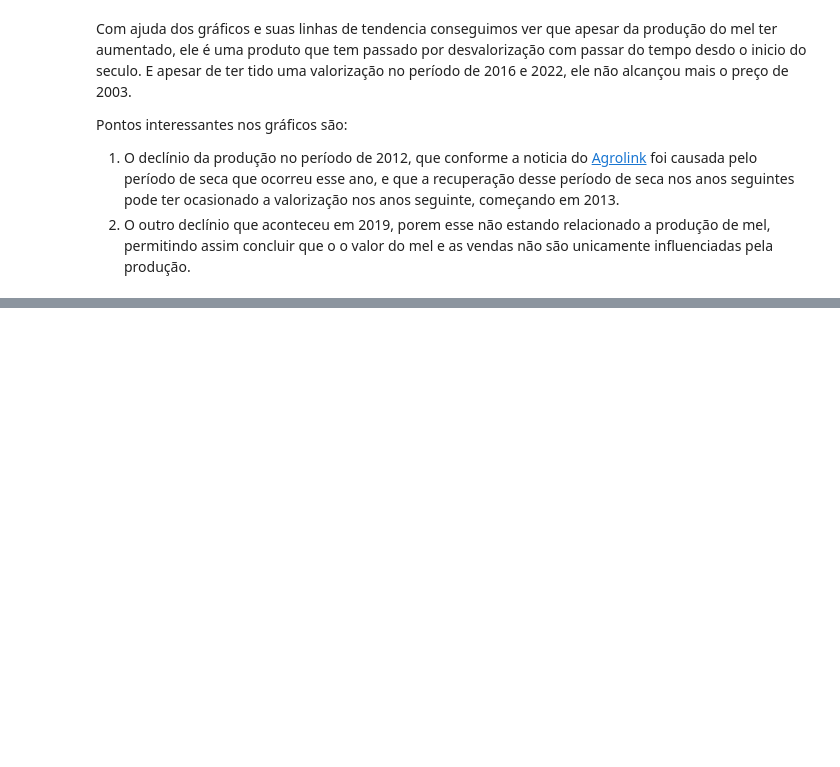
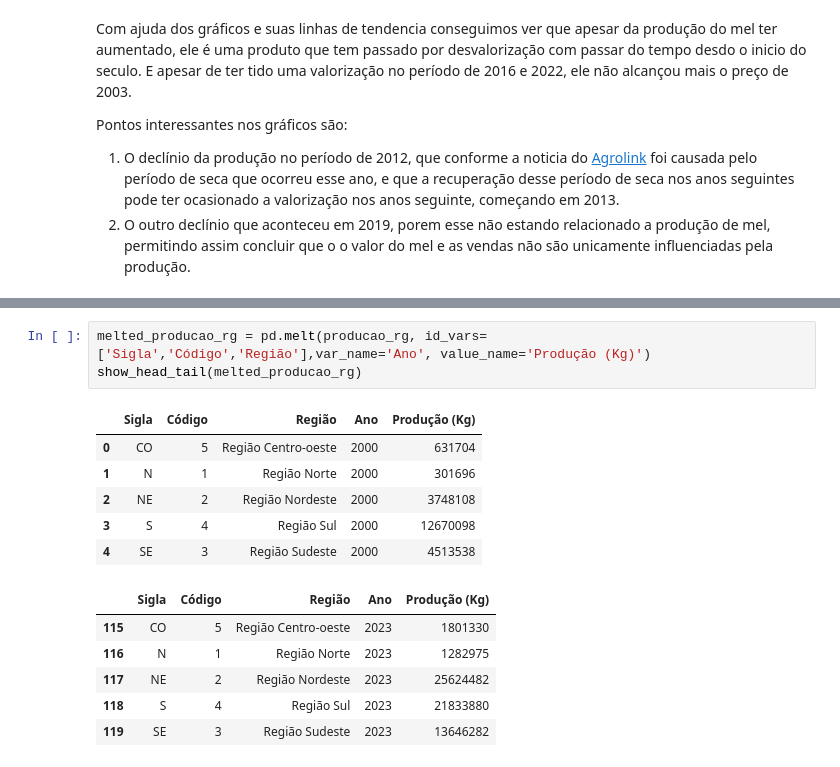
Before and after one commit to Gabriel-J-code/ad-projeto-bees-caatinga, a Jupyter notebook: relatorio.ipynb, the cells around one changed output, grey strips where cells are left out. Saved outputs shown, nothing was run; the diff lists cells and outputs as text; blank space fills up the shorter version.

```diff
--- a/relatorio.ipynb
+++ b/relatorio.ipynb
@@ -443,0 +425,16 @@ faturamento_mn
+# %%
+melted_producao_rg = pd.melt(producao_rg, id_vars=['Sigla','Código','Região'],var_name='Ano', value_name='Produção (Kg)')
+show_head_tail(melted_producao_rg)
+# %% [output]
+|  | Sigla | Código | Região | Ano | Produção (Kg) |
+| 0 | CO | 5 | Região Centro-oeste | 2000 | 631704 |
+| 1 | N | 1 | Região Norte | 2000 | 301696 |
+| 2 | NE | 2 | Região Nordeste | 2000 | 3748108 |
+| 3 | S | 4 | Região Sul | 2000 | 12670098 |
+| 4 | SE | 3 | Região Sudeste | 2000 | 4513538 |
+|  | Sigla | Código | Região | Ano | Produção (Kg) |
+| 115 | CO | 5 | Região Centro-oeste | 2023 | 1801330 |
+| 116 | N | 1 | Região Norte | 2023 | 1282975 |
+| 117 | NE | 2 | Região Nordeste | 2023 | 25624482 |
+| 118 | S | 4 | Região Sul | 2023 | 21833880 |
+| 119 | SE | 3 | Região Sudeste | 2023 | 13646282 |
```
Also changed, not shown: parts of 18 cells of this notebook, 1 other file.
